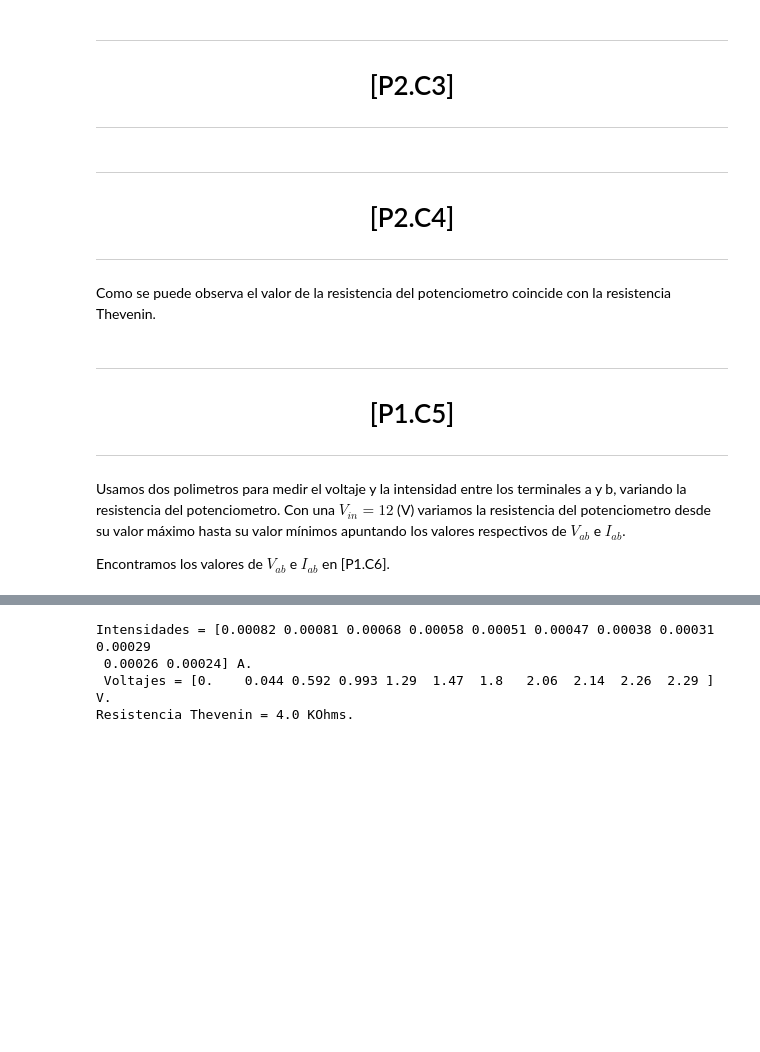
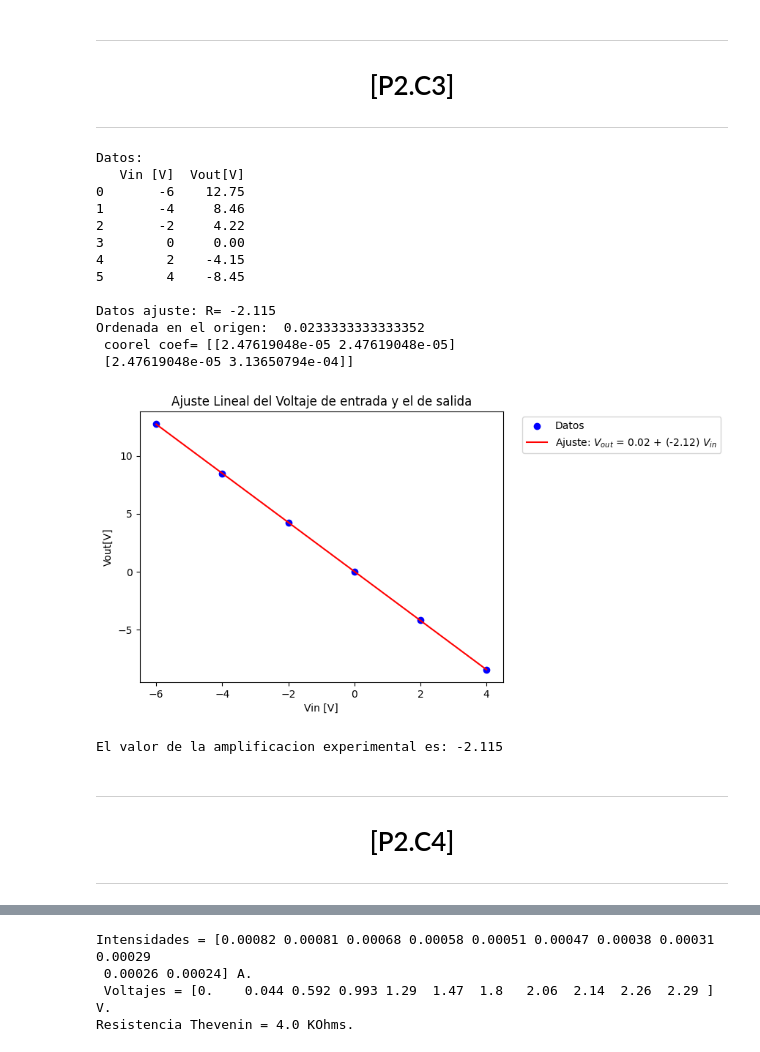
Before and after one commit to WetZap/Practicas-Circuitos, a Jupyter notebook: Practicas/Sesion 2/SegundaSesion.ipynb, the cells around one changed output, grey strips where cells are left out. Saved outputs shown, nothing was run; the diff lists cells and outputs as text; code cells hidden in the pictures; blank space fills up the shorter version.

```diff
--- a/Practicas/Sesion 2/SegundaSesion.ipynb
+++ b/Practicas/Sesion 2/SegundaSesion.ipynb
@@ -18,6 +18,11 @@ from matplotlib import pyplot as plt
 from scipy.optimize import curve_fit
 # %%
 xlsx_name="P2_sesion1_plantillaMedidas.ods"
+# %%
+def ConverArray3 (lista,lista2,lista3):
+    return np.array(lista), np.array(lista2),np.array(lista3)
+def ConverArray2 (lista,lista2):
+    return np.array(lista), np.array(lista2)
 # %% [markdown]
 ---
 <h1 style="text-align: center;">[P2.C1]</h1>
@@ -54,47 +65,56 @@ VoltajeOutT = DatosTarea1["Vout"].tolist()
 ---
 # %%
 #Limitamos los datos para el ajuste lineal.
-VoltajeIn = VoltajeInT
-VoltajeOut = VoltajeOutT
+VoltajeIn = VoltajeInT[2:8].copy()
+VoltajeOut = VoltajeOutT[2:8].copy()
+#VoltajeIn = sorted(VoltajeInSor)
+#VoltajeOut = sorted(VoltajeOutSor,reverse=True)
+#print(VoltajeIn)
+VoltajeIn,VoltajeOut = ConverArray2(VoltajeIn,VoltajeOut)
 
 #Ponemos los datos en una tabla.
 data = {'Vin [V]': VoltajeIn,
         'Vout[V]': VoltajeOut}
 df = pd.DataFrame(data)
 print(f'Datos:\n{df}\n')
 
 # Realizamos el ajuste lineal con np.polyfit
 print('Datos ajuste: ',end='')
-[slope, intercept], r = np.polyfit(VoltajeIn,VoltajeOut,deg=1,cov=True)
-print("R=", slope,"\nOrdenada en el origen: ", intercept,"\n coorel coef=",r)
+[slopeinversor, interceptinversor], r = np.polyfit(VoltajeIn,VoltajeOut,deg=1,cov=True)
+print("R=", slopeinversor,"\nOrdenada en el origen: ", interceptinversor,"\n coorel coef=",r)
 
 # Crear una función para la línea ajustada
 def ajuste_lineal(x):
-    return intercept + slope * x
+    return interceptinversor + slopeinversor * x
 
 # Graficamos los datos y el ajuste lineal
 plt.scatter(VoltajeIn, VoltajeOut, label='Datos', color='blue')
-plt.plot(VoltajeIn, ajuste_lineal(VoltajeOut), color='red', label=fr'Ajuste: $V_{{ab}}$ = {intercept:.2f} V + ({slope:.2f}) $\Omega$ $I_{{ab}}$')
-plt.xlabel('I[A]')
-plt.ylabel('V[V]')
-plt.title('Ajuste Lineal de la Intensidad y el Voltaje')
+plt.plot(VoltajeIn, ajuste_lineal(VoltajeIn), color='red', label=fr'Ajuste: $V_{{out}}$ = {interceptinversor:.2f} + ({slopeinversor:.2f}) $V_{{in}}$')
+plt.xlabel('Vin [V]')
+plt.ylabel('Vout[V]')
+plt.title('Ajuste Lineal del Voltaje de entrada y el de salida')
 plt.legend(bbox_to_anchor=(1.04, 1), loc="upper left")
 plt.show()
 
-print(f'El valor de la amplificacion es: {slope}')
+print(f'El valor de la amplificacion experimental es: {slopeinversor}')
+# %% [output]
+Datos:
+   Vin [V]  Vout[V]
+0       -6    12.75
+1       -4     8.46
+2       -2     4.22
+3        0     0.00
+4        2    -4.15
+5        4    -8.45
+
+Datos ajuste: R= -2.115
+Ordenada en el origen:  0.0233333333333352
+ coorel coef= [[2.47619048e-05 2.47619048e-05]
+ [2.47619048e-05 3.13650794e-04]]
+[figure, added]
+El valor de la amplificacion experimental es: -2.115
 # %% [markdown]
 ---
 <h1 style="text-align: center;">[P2.C4]</h1>
 
 ---
-# %% [markdown]
-Como se puede observa el valor de la resistencia del potenciometro coincide con la resistencia Thevenin.
-# %% [markdown]
----
-<h1 style="text-align: center;">[P1.C5]</h1>
-
----
-Usamos dos polimetros para medir el voltaje y la intensidad entre los terminales a y b, variando la resistencia del potenciometro.
-Con una $V_{in}=12$ (V) variamos la resistencia del potenciometro desde su valor máximo hasta su valor mínimos apuntando los valores respectivos de $V_{ab}$ e $I_{ab}$.
-
-Encontramos los valores de $V_{ab}$ e $I_{ab}$ en [P1.C6].
```
Also changed, not shown: parts of 13 cells of this notebook, 3 other files.
